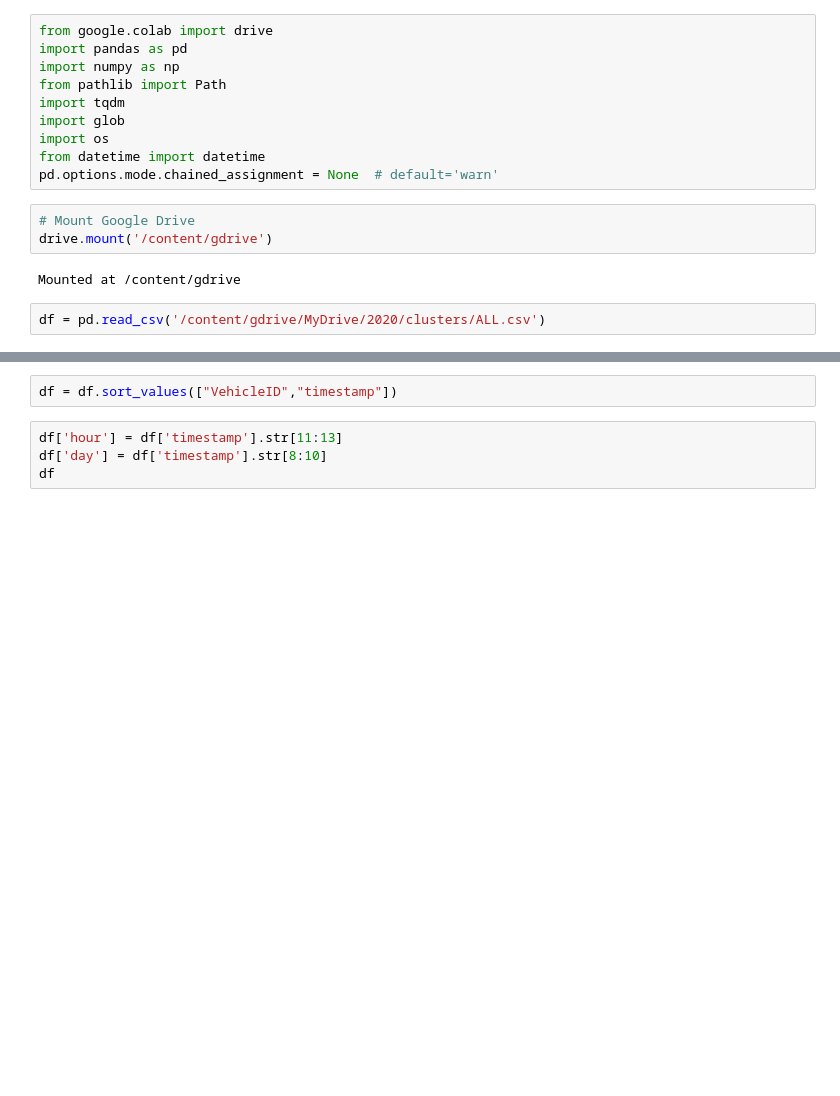
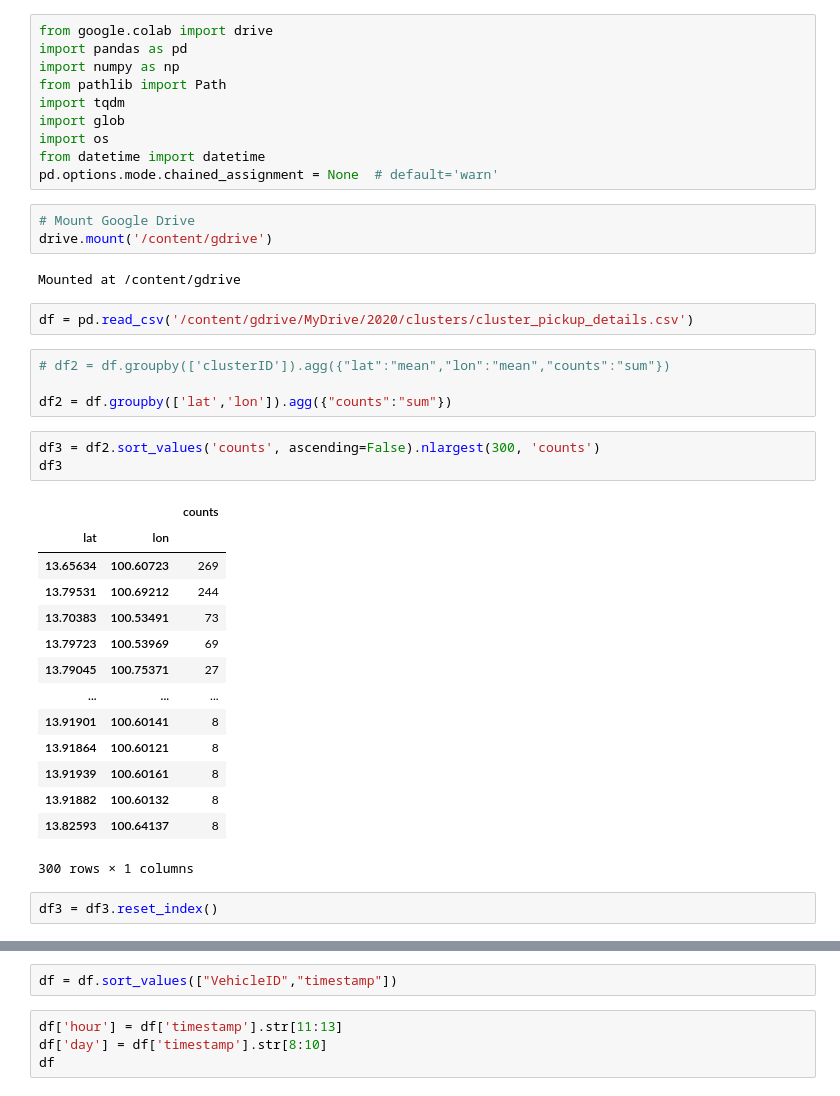
Before and after one commit to tchtan/Taxi-Analytics, a Jupyter notebook: taxi.ipynb, the cells around one changed output, grey strips where cells are left out. Drawn from its saved outputs; the diff is of its cells as text; blank space fills up the shorter version.

```diff
--- a/taxi.ipynb
+++ b/taxi.ipynb
@@ -452,4 +443,28 @@ drive.mount('/content/gdrive')
 # %% [output]
 Mounted at /content/gdrive
 # %%
-df = pd.read_csv('/content/gdrive/MyDrive/2020/clusters/ALL.csv')
+df = pd.read_csv('/content/gdrive/MyDrive/2020/clusters/cluster_pickup_details.csv')
+# %%
+# df2 = df.groupby(['clusterID']).agg({"lat":"mean","lon":"mean","counts":"sum"})
+
+df2 = df.groupby(['lat','lon']).agg({"counts":"sum"})
+# %%
+df3 = df2.sort_values('counts', ascending=False).nlargest(300, 'counts')
+df3
+# %% [output]
+|  |  | counts |
+| lat | lon |  |
+| 13.65634 | 100.60723 | 269 |
+| 13.79531 | 100.69212 | 244 |
+| 13.70383 | 100.53491 | 73 |
+| 13.79723 | 100.53969 | 69 |
+| 13.79045 | 100.75371 | 27 |
+| ... | ... | ... |
+| 13.91901 | 100.60141 | 8 |
+| 13.91864 | 100.60121 | 8 |
+| 13.91939 | 100.60161 | 8 |
+| 13.91882 | 100.60132 | 8 |
+| 13.82593 | 100.64137 | 8 |
+300 rows × 1 columns
+# %%
+df3 = df3.reset_index()
```
Also changed, not shown: parts of 34 cells of this notebook.
